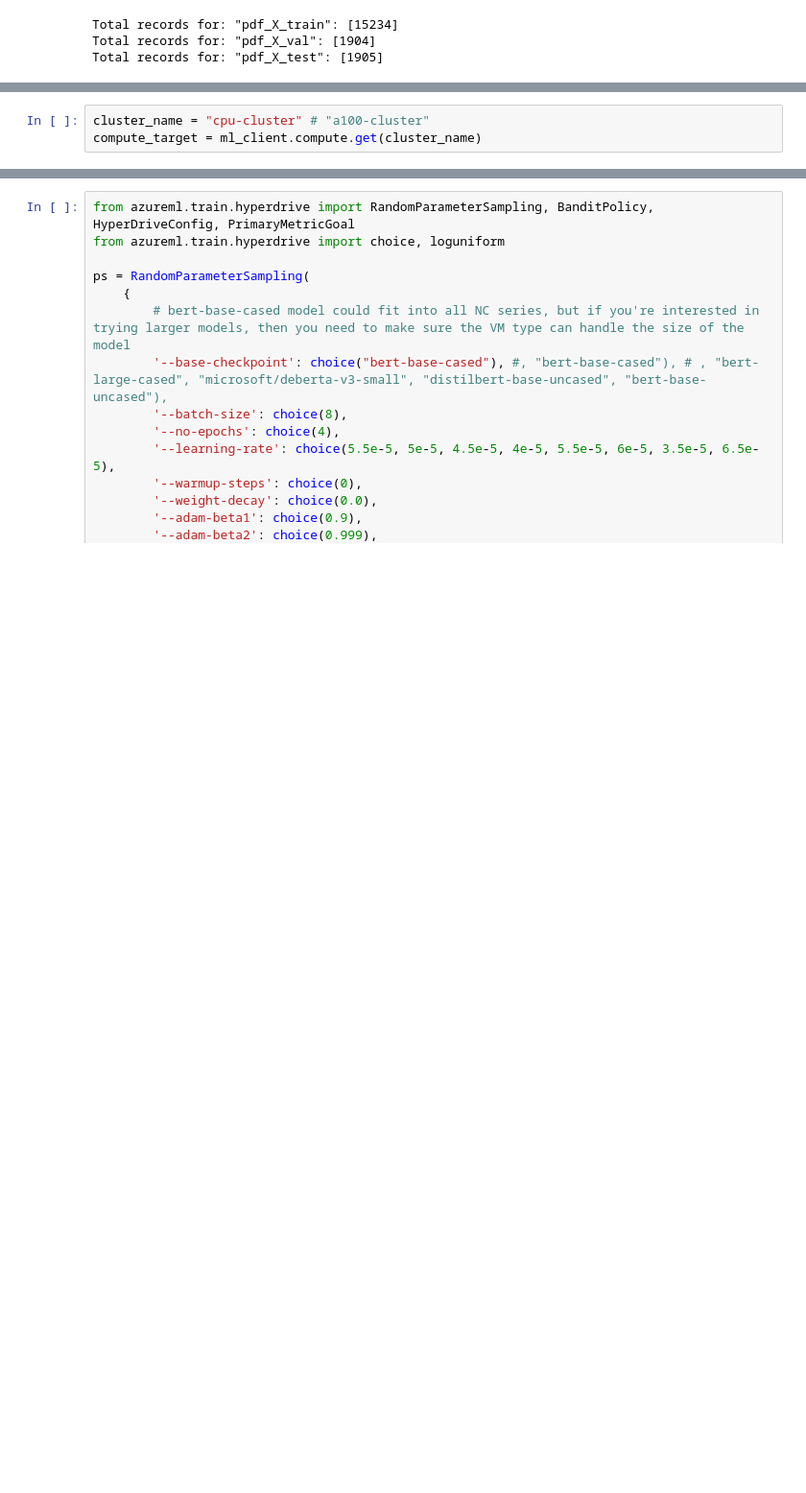
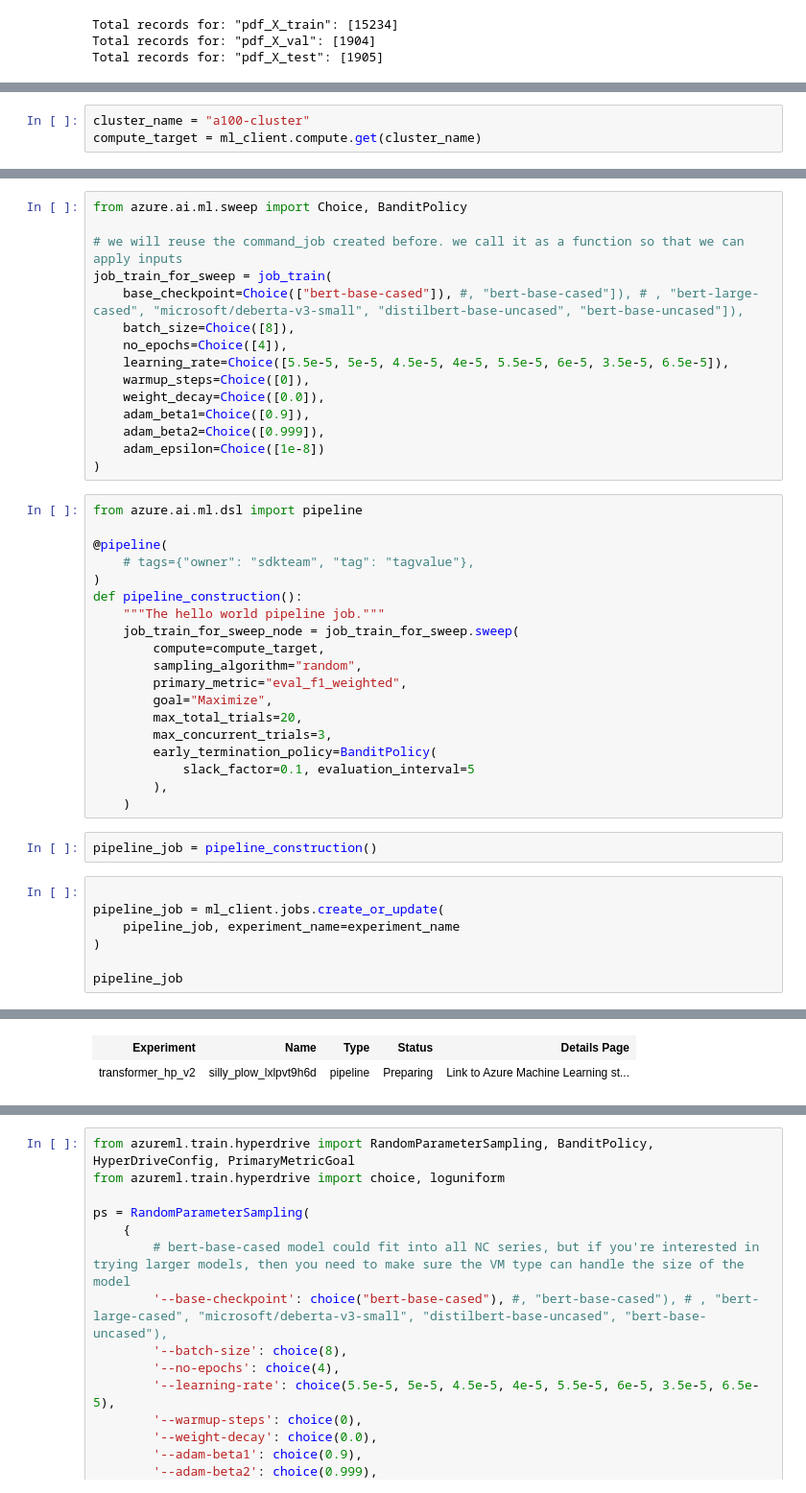
Before and after one commit to Azure/AzureML-NLP, a Jupyter notebook: DefinePipelineV2.ipynb, the cells around one changed output, grey strips where cells are left out. Shown: that part at 96% size. Drawn from its saved outputs; the diff is of its cells as text; blank space fills up the shorter version.

```diff
--- a/DefinePipelineV2.ipynb
+++ b/DefinePipelineV2.ipynb
@@ -178,5 +173,5 @@ env
 # %% [output]
 Environment({'is_anonymous': False, 'auto_increment_version': False, 'name': 'nlp-accelerator-sdk-v2', 'description': 'This environment is curated to run NLP Transformer based models using AML SDK-v2  ...
 # %%
-cluster_name = "cpu-cluster" # "a100-cluster"
+cluster_name = "a100-cluster"
 compute_target = ml_client.compute.get(cluster_name)
@@ -222,0 +240,44 @@ Successfully created and registered a new dataset.
+# %%
+from azure.ai.ml.sweep import Choice, BanditPolicy
+
+# we will reuse the command_job created before. we call it as a function so that we can apply inputs
+job_train_for_sweep = job_train(
+    base_checkpoint=Choice(["bert-base-cased"]), #, "bert-base-cased"]), # , "bert-large-cased", "microsoft/deberta-v3-small", "distilbert-base-uncased", "bert-base-uncased"]),
+    batch_size=Choice([8]),
+    no_epochs=Choice([4]),
+    learning_rate=Choice([5.5e-5, 5e-5, 4.5e-5, 4e-5, 5.5e-5, 6e-5, 3.5e-5, 6.5e-5]),
+    warmup_steps=Choice([0]),
+    weight_decay=Choice([0.0]),
+    adam_beta1=Choice([0.9]),
+    adam_beta2=Choice([0.999]),
+    adam_epsilon=Choice([1e-8])
+)
+# %%
+from azure.ai.ml.dsl import pipeline
+
+@pipeline(
+    # tags={"owner": "sdkteam", "tag": "tagvalue"},
+)
+def pipeline_construction():
+    """The hello world pipeline job."""
+    job_train_for_sweep_node = job_train_for_sweep.sweep(
+        compute=compute_target,
+        sampling_algorithm="random",
+        primary_metric="eval_f1_weighted",
+        goal="Maximize",
+        max_total_trials=20,
+        max_concurrent_trials=3,
+        early_termination_policy=BanditPolicy(
+            slack_factor=0.1, evaluation_interval=5
+        ),
+    )
+# %%
+pipeline_job = pipeline_construction()
+# %%
+
+pipeline_job = ml_client.jobs.create_or_update(
+    pipeline_job, experiment_name=experiment_name
+)
+
+pipeline_job
+# %% [output]
@@ -223,3 +288,5 @@ Successfully created and registered a new dataset.
+| Experiment | Name | Type | Status | Details Page |
+| transformer_hp_v2 | silly_plow_lxlpvt9h6d | pipeline | Preparing | Link to Azure Machine Learning st... |
 # %%
 from azureml.core import ScriptRunConfig
 
```
Also changed, not shown: parts of 12 cells of this notebook, 2 other files.
